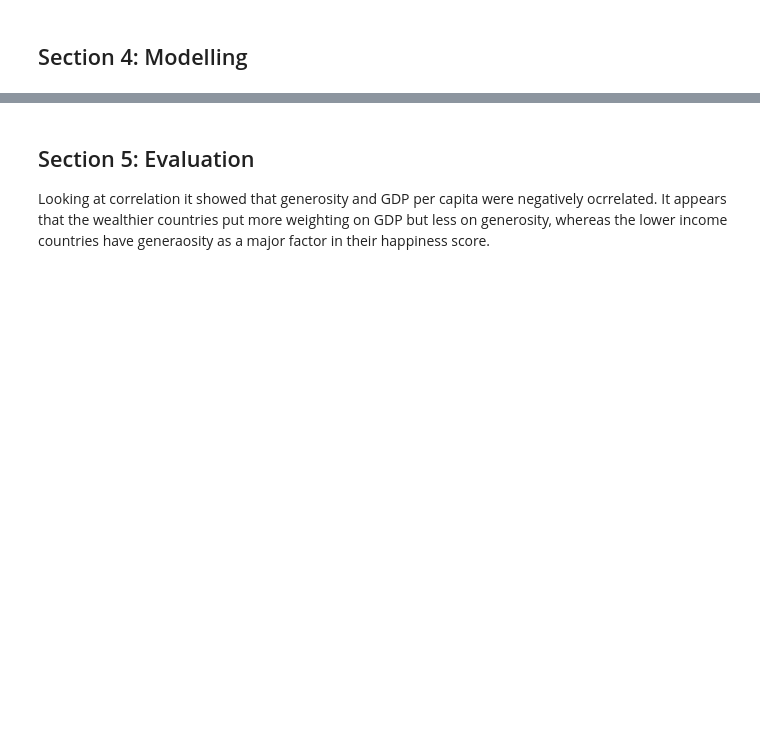
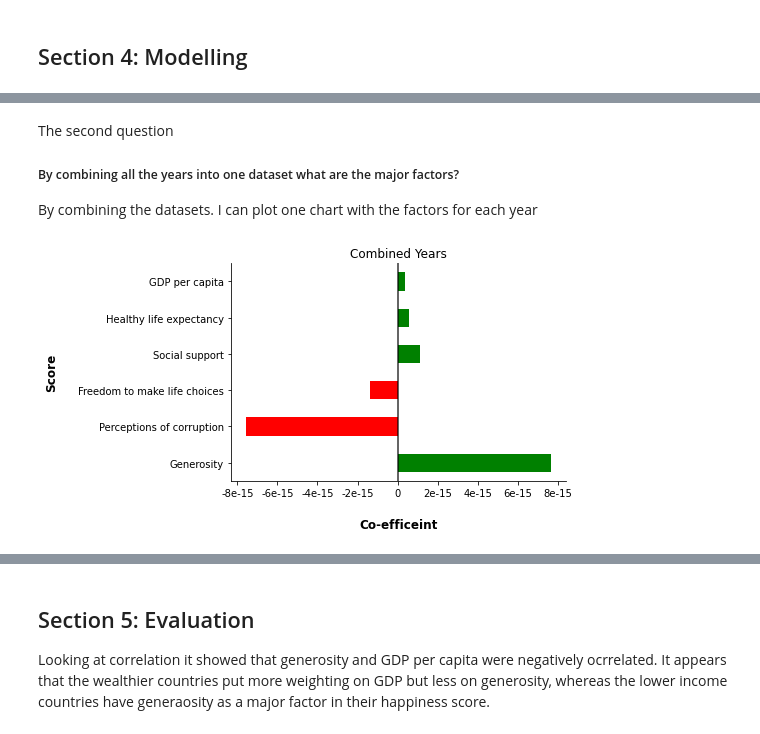
Before and after one commit to PhilSeim3/DataScienceBlog, a Jupyter notebook: Data Science Blog Workings - Happiness Index.ipynb, the cells around one changed output, grey strips where cells are left out. Saved outputs shown, nothing was run; the diff lists cells and outputs as text; code cells hidden in the pictures; blank space fills up the shorter version.

```diff
--- a/Data Science Blog Workings - Happiness Index.ipynb
+++ b/Data Science Blog Workings - Happiness Index.ipynb
@@ -132,0 +115,3 @@ display(df_2019.describe())
+# %%
+for df in dfs:
+    display(df.describe())
@@ -316,0 +302,3 @@ display(df_group.sort_values('Score', ascending=True).tail())
+# %%
+# Change the year on the grouped one to All
+dfs[5]['Year'] = 'All'
@@ -550,0 +594,29 @@ array([[<AxesSubplot:title={'center':'Social support'}>]], dtype=object)
+# %% [markdown]
+ The second question
+ ##### By combining all the years into one dataset what are the major factors?
+
+ By combining the datasets. I can plot one chart with the factors for each year
+# %%
+x = df_coef_df[df_coef_df['est_int'] != 'Score'].copy()
+x = x[x['Year'] == 9999]
+x['positive'] = x['coefs'] >= 0
+x = x.set_index('est_int')
+
+ax = x['coefs'].plot(kind='barh', color=x.positive.map({True: 'g',False: 'r'}), title='Combined Years')
+
+ax.spines['right'].set_visible(False)
+ax.spines['top'].set_visible(False)
+
+    # Draw horizontal axis lines
+ax.axvline(x=0, linestyle='solid', alpha=0.8, color='#000', zorder=1)
+
+    # Set x-axis label
+ax.set_xlabel("Co-efficeint", labelpad=20, weight='bold', size=12)
+
+    # Set y-axis label
+ax.set_ylabel("Score", labelpad=20, weight='bold', size=12)
+
+  # Format y-axis label
+ax.xaxis.set_major_formatter(StrMethodFormatter('{x:,g}'))
+# %% [output]
+[figure, added]
```
Also changed, not shown: parts of 53 cells of this notebook.
